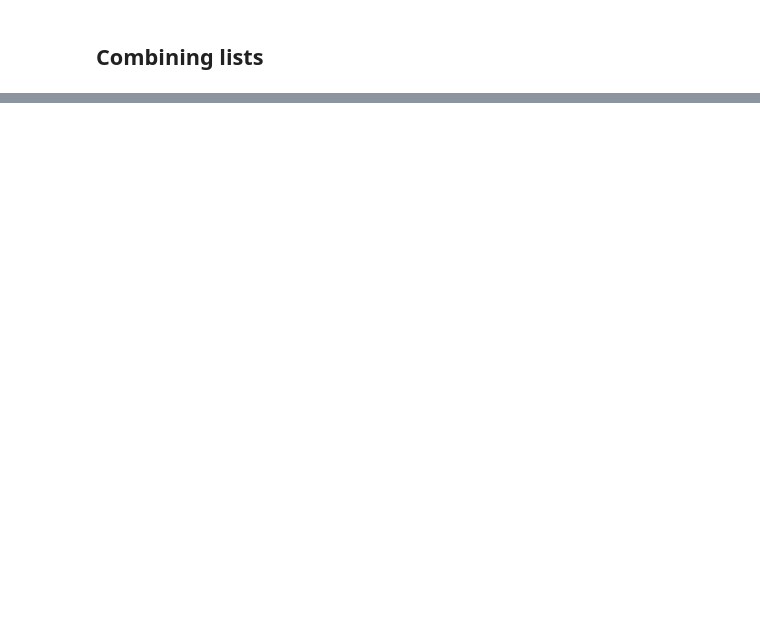
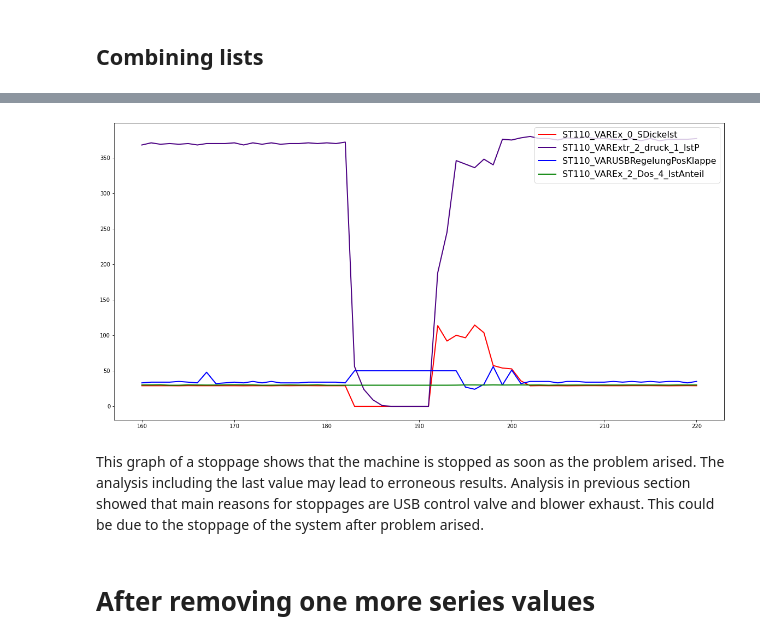
Before and after one commit to sanalps/Plastic_Extruder_Failure_Analysis, a Jupyter notebook: Extruder_a2_EDA.ipynb, the cells around one changed output, grey strips where cells are left out. Drawn from its saved outputs; the diff is of its cells as text; code cells hidden in the pictures; blank space fills up the shorter version.

Commit message:
summary added initial analysis completed

```diff
--- a/Extruder_a2_EDA.ipynb
+++ b/Extruder_a2_EDA.ipynb
@@ -723,0 +1141,16 @@ for row_n in row_list_comb:
+# %%
+df4_re_ext = df.loc[160:220]
+plt.plot(df4_re_ext.ST110_VAREx_0_SDickeIst, c='red', linewidth=2, label="ST110_VAREx_0_SDickeIst")
+plt.plot(df4_re_ext.ST110_VARExtr_2_druck_1_IstP, c='indigo', linewidth=2, label="ST110_VARExtr_2_druck_1_IstP")
+plt.plot(df4_re_ext.ST110_VARUSBRegelungPosKlappe, c='blue', linewidth=2, label="ST110_VARUSBRegelungPosKlappe")
+plt.plot(df4_re_ext.ST110_VAREx_2_Dos_4_IstAnteil, c='green', linewidth=2, label="ST110_VAREx_2_Dos_4_IstAnteil")
+
+plt.legend(loc="upper right",  prop={'size': 16})
+plt.rcParams['figure.figsize']=[20, 10]
+plt.show()
+# %% [output]
+[figure, added]
+# %% [markdown]
+This graph of a stoppage shows that the machine is stopped as soon as the problem arised. The analysis including the last value may lead to erroneous results. Analysis in previous section showed that main reasons for stoppages are USB control valve and blower exhaust. This could be due to the stoppage of the system after problem arised.
+# %% [markdown]
+# After removing one more series values
```
Also changed, not shown: parts of 119 cells of this notebook, 1 other file.
